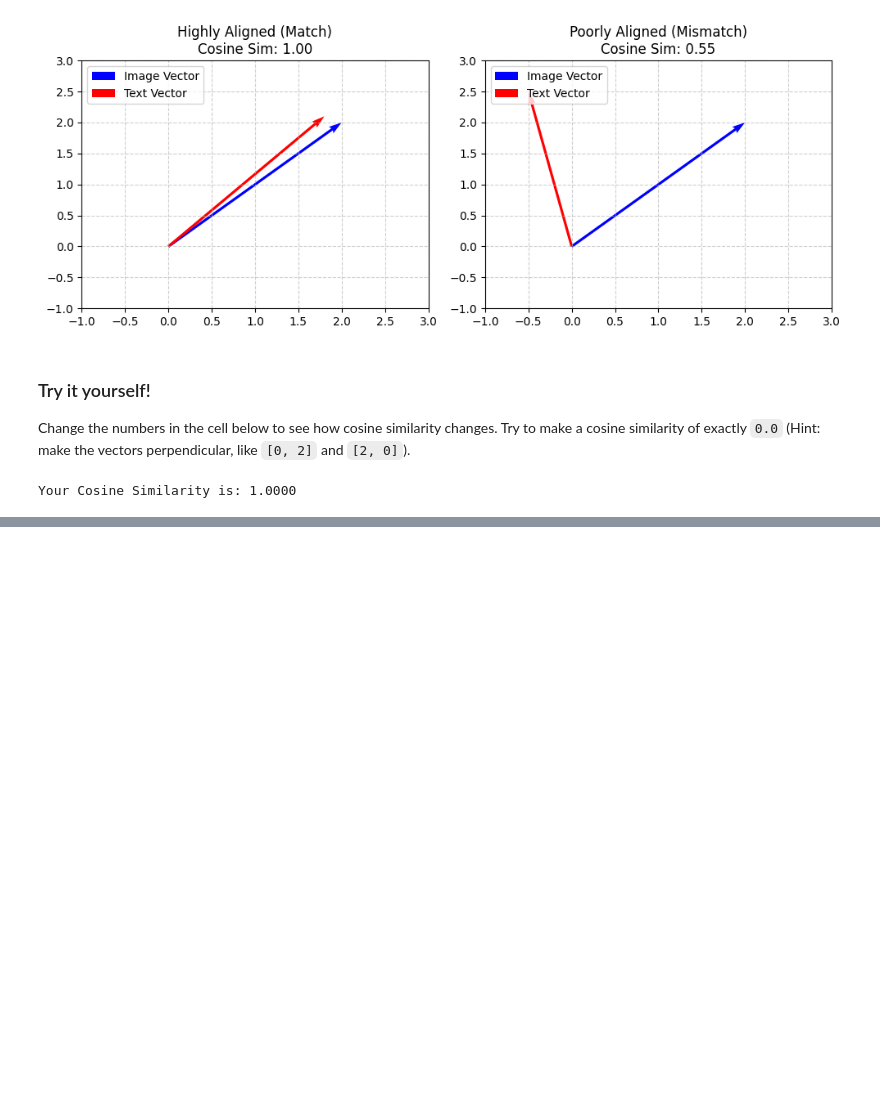
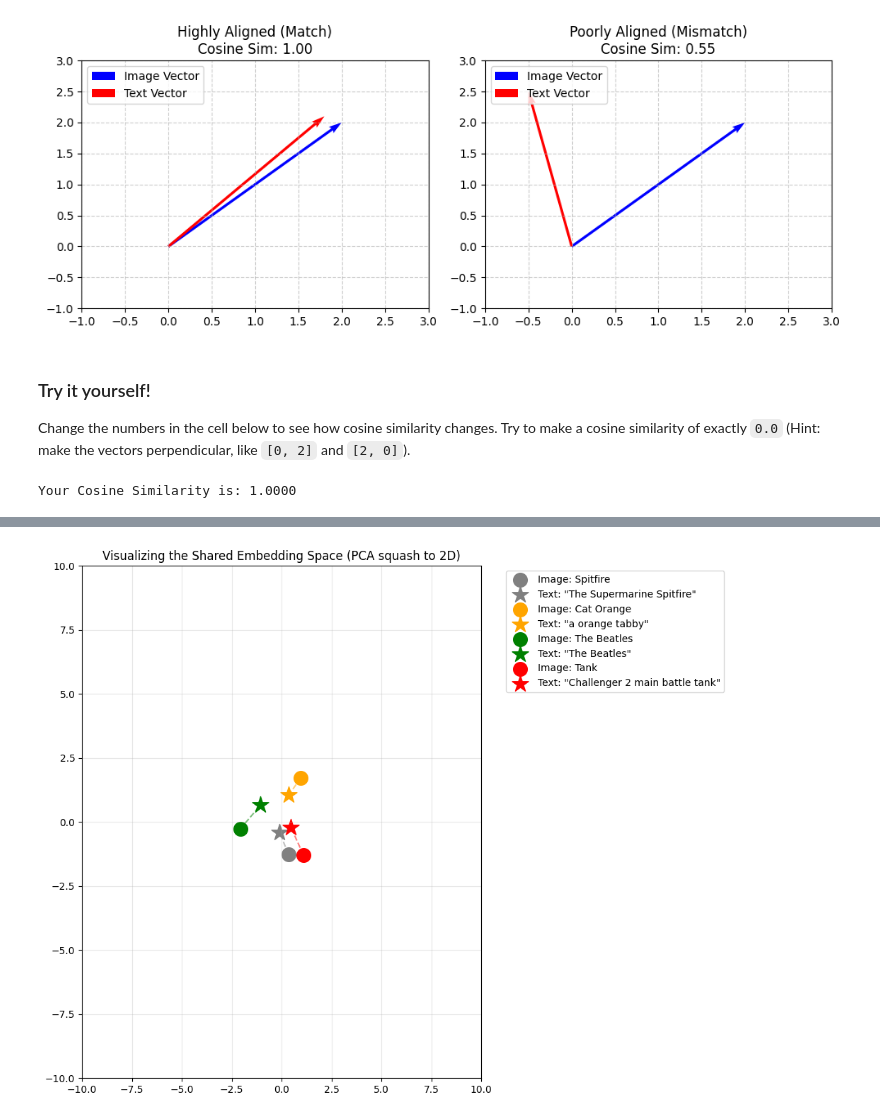
Before and after one commit to JoeChan852852/RAG, a Jupyter notebook: VLM.ipynb, the cells around one changed output, grey strips where cells are left out. Saved outputs shown, nothing was run; the diff lists cells and outputs as text; code cells hidden in the pictures; blank space fills up the shorter version.

```diff
--- a/VLM.ipynb
+++ b/VLM.ipynb
@@ -112,0 +445,9 @@ Your Cosine Similarity is: 1.0000
+# %%
+pca = PCA(n_components=2)
+all_features = np.vstack((np_image_features, np_text_features))
+#all_features = pre.MinMaxScaler().fit_transform(all_features)
+all_features = StandardScaler().fit_transform(all_features)
+features_2d = pca.fit_transform(all_features)
+#features_2d = pre.MinMaxScaler().fit_transform(features_2d)
+features_2d = StandardScaler().fit_transform(features_2d)
+print(features_2d)
@@ -112,0 +463,27 @@ Your Cosine Similarity is: 1.0000
+# %%
+# Split them back up
+img_2d = features_2d[:4]
+txt_2d = features_2d[4:]
+# 4. Plot!
+plt.figure(figsize=(10, 8))
+plt.xlim(-10, 10)
+plt.ylim(-10, 10)
+
+colors = ['gray', 'orange', 'green','red']
+labels = ['Spitfire', 'Cat Orange', 'The Beatles','Tank']
+
+for i in range(4):
+    # Plot Image point (Circle)
+    plt.scatter(img_2d[i, 0], img_2d[i, 1], color=colors[i], marker='o', s=200, label=f'Image: {labels[i]}')
+    # Plot Text point (Star)
+    plt.scatter(txt_2d[i, 0], txt_2d[i, 1], color=colors[i], marker='*', s=300, label=f'Text: "{texts[i]}"')
+    # Draw a line connecting the pair
+    plt.plot([img_2d[i, 0], txt_2d[i, 0]], [img_2d[i, 1], txt_2d[i, 1]], color=colors[i], linestyle='--', alpha=0.5)
+
+plt.title("Visualizing the Shared Embedding Space (PCA squash to 2D)")
+plt.legend(bbox_to_anchor=(1.05, 1), loc='upper left')
+plt.grid(True, alpha=0.3)
+plt.tight_layout()
+plt.show()
+# %% [output]
+[figure, added]
```
Also changed, not shown: parts of 15 cells of this notebook.
